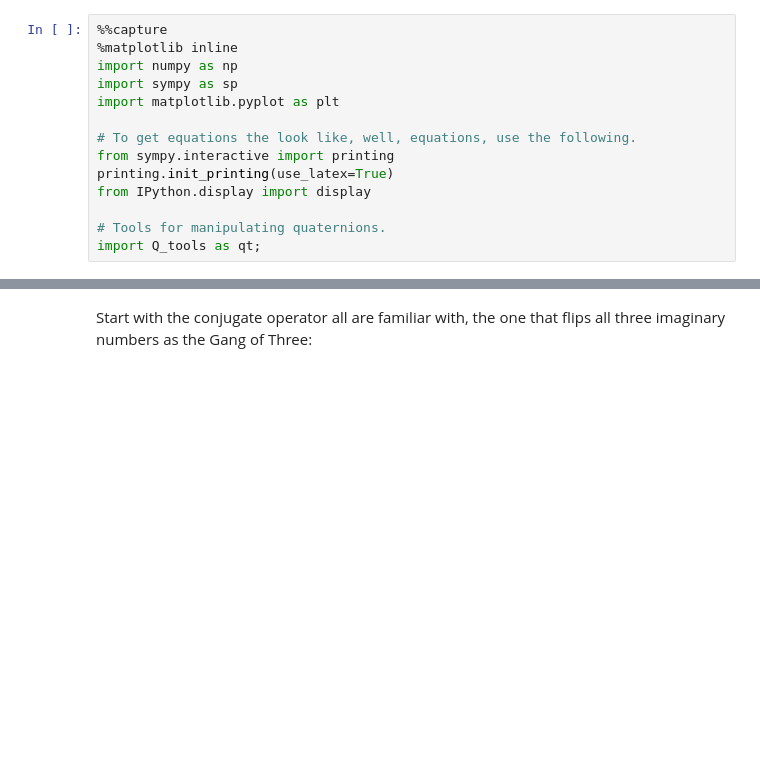
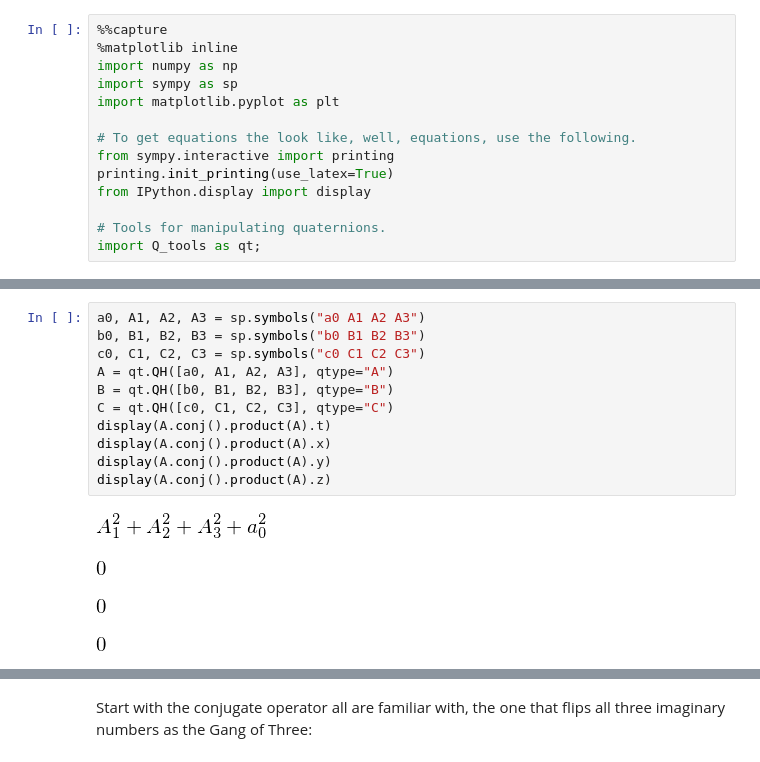
Before and after one commit to dougsweetser/ipq, a Jupyter notebook: q_notebook/quaternion_qm.ipynb, the cells around one changed output, grey strips where cells are left out. Saved outputs shown, nothing was run; the diff lists cells and outputs as text; blank space fills up the shorter version.

```diff
--- a/q_notebook/quaternion_qm.ipynb
+++ b/q_notebook/quaternion_qm.ipynb
@@ -20,0 +34,16 @@ import Q_tools as qt;
+# %%
+a0, A1, A2, A3 = sp.symbols("a0 A1 A2 A3")
+b0, B1, B2, B3 = sp.symbols("b0 B1 B2 B3")
+c0, C1, C2, C3 = sp.symbols("c0 C1 C2 C3")
+A = qt.QH([a0, A1, A2, A3], qtype="A")
+B = qt.QH([b0, B1, B2, B3], qtype="B")
+C = qt.QH([c0, C1, C2, C3], qtype="C")
+display(A.conj().product(A).t)
+display(A.conj().product(A).x)
+display(A.conj().product(A).y)
+display(A.conj().product(A).z)
+# %% [output]
+[figure, added]
+[figure, added]
+[figure, added]
+[figure, added]
```
Also changed, not shown: parts of 114 cells of this notebook, 2 other files.
